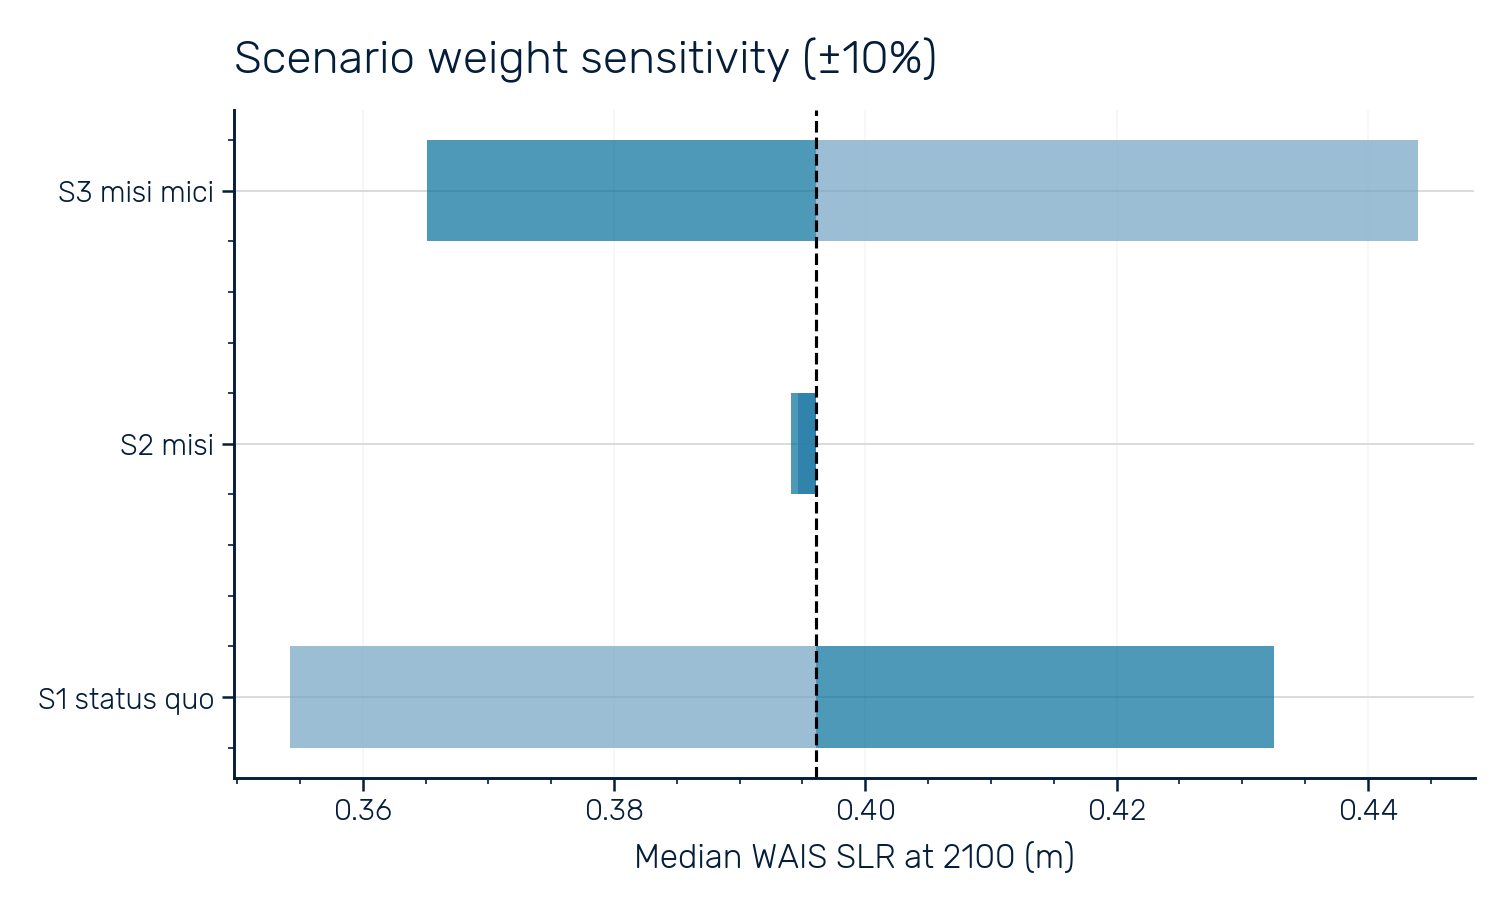
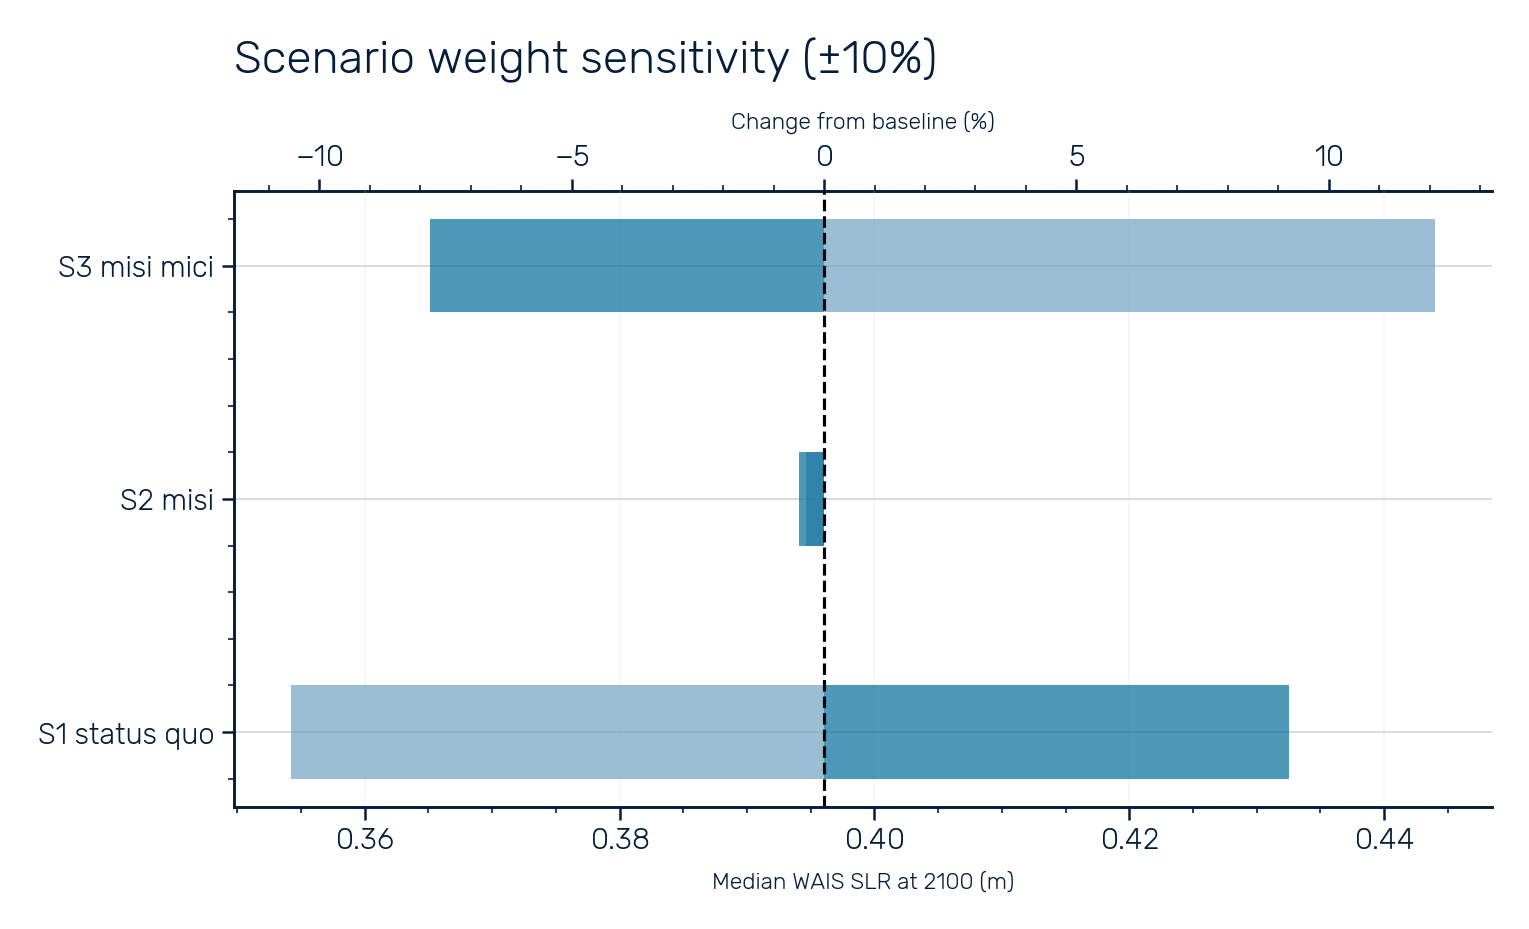
Unified diff of the notebook cell whose output changed from the first chart to the second:
--- before
+++ after
@@ -53,4 +53,11 @@
 ax.grid(True, alpha=0.2, axis='x')
 
+# Secondary x-axis: percentage change from base
+ax2 = ax.secondary_xaxis('top', functions=(
+    lambda x: (x - base_med) / base_med * 100,
+    lambda pct: base_med * (1 + pct / 100),
+))
+ax2.set_xlabel('Change from baseline (%)')
+
 plt.tight_layout()
 plt.savefig(f'{FIG_DIR}/component_wais_tornado.png', dpi=150, bbox_inches='tight')

Commit: Add 95th-percentile WAIS tornado plot, percentage axes, unified plotting style